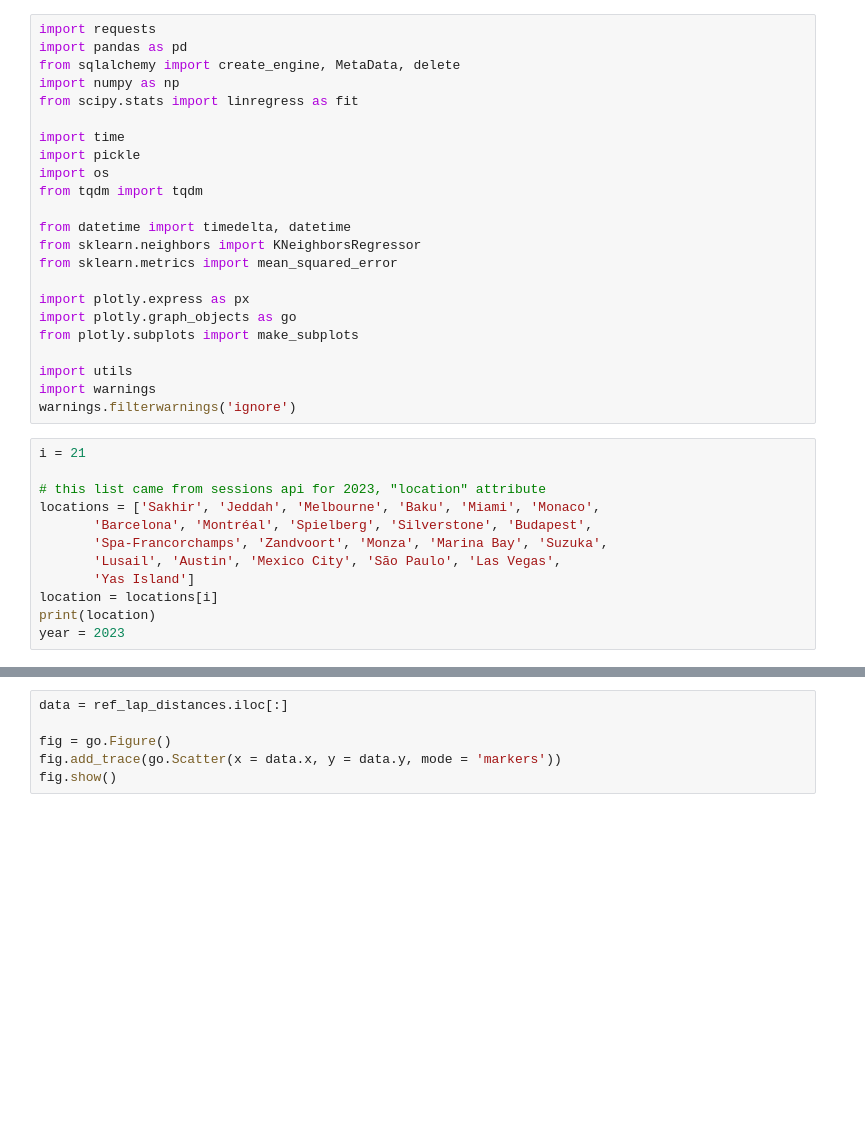
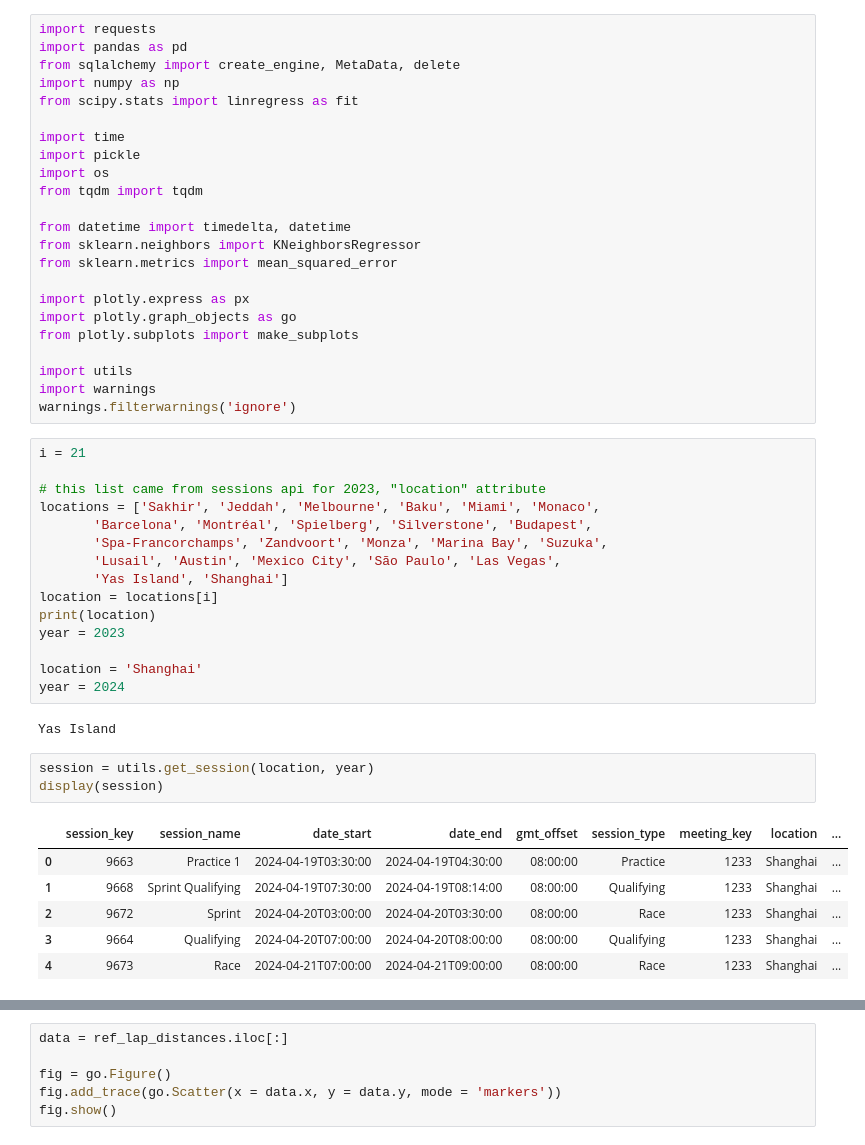
Before and after one commit to gokul-ramesh/f1-live-telemetry, a Jupyter notebook: calibrate_tracks.ipynb, the cells around one changed output, grey strips where cells are left out. Drawn from its saved outputs; the diff is of its cells as text; blank space fills up the shorter version.

```diff
--- a/calibrate_tracks.ipynb
+++ b/calibrate_tracks.ipynb
@@ -29,10 +29,25 @@ locations = ['Sakhir', 'Jeddah', 'Melbourne', 'Baku', 'Miami', 'Monaco',
        'Barcelona', 'Montréal', 'Spielberg', 'Silverstone', 'Budapest',
        'Spa-Francorchamps', 'Zandvoort', 'Monza', 'Marina Bay', 'Suzuka',
        'Lusail', 'Austin', 'Mexico City', 'São Paulo', 'Las Vegas',
-       'Yas Island']
+       'Yas Island', 'Shanghai']
 location = locations[i]
 print(location)
 year = 2023
+
+location = 'Shanghai'
+year = 2024
+# %% [output]
+Yas Island
+# %%
+session = utils.get_session(location, year)
+display(session)
+# %% [output]
+|  | session_key | session_name | date_start | date_end | gmt_offset | session_type | meeting_key | location | ... |
+| 0 | 9663 | Practice 1 | 2024-04-19T03:30:00 | 2024-04-19T04:30:00 | 08:00:00 | Practice | 1233 | Shanghai | ... |
+| 1 | 9668 | Sprint Qualifying | 2024-04-19T07:30:00 | 2024-04-19T08:14:00 | 08:00:00 | Qualifying | 1233 | Shanghai | ... |
+| 2 | 9672 | Sprint | 2024-04-20T03:00:00 | 2024-04-20T03:30:00 | 08:00:00 | Race | 1233 | Shanghai | ... |
+| 3 | 9664 | Qualifying | 2024-04-20T07:00:00 | 2024-04-20T08:00:00 | 08:00:00 | Qualifying | 1233 | Shanghai | ... |
+| 4 | 9673 | Race | 2024-04-21T07:00:00 | 2024-04-21T09:00:00 | 08:00:00 | Race | 1233 | Shanghai | ... |
 # %%
 session = utils.get_session(location, year)
 display(session)
```
Also changed, not shown: parts of 5 cells of this notebook.
